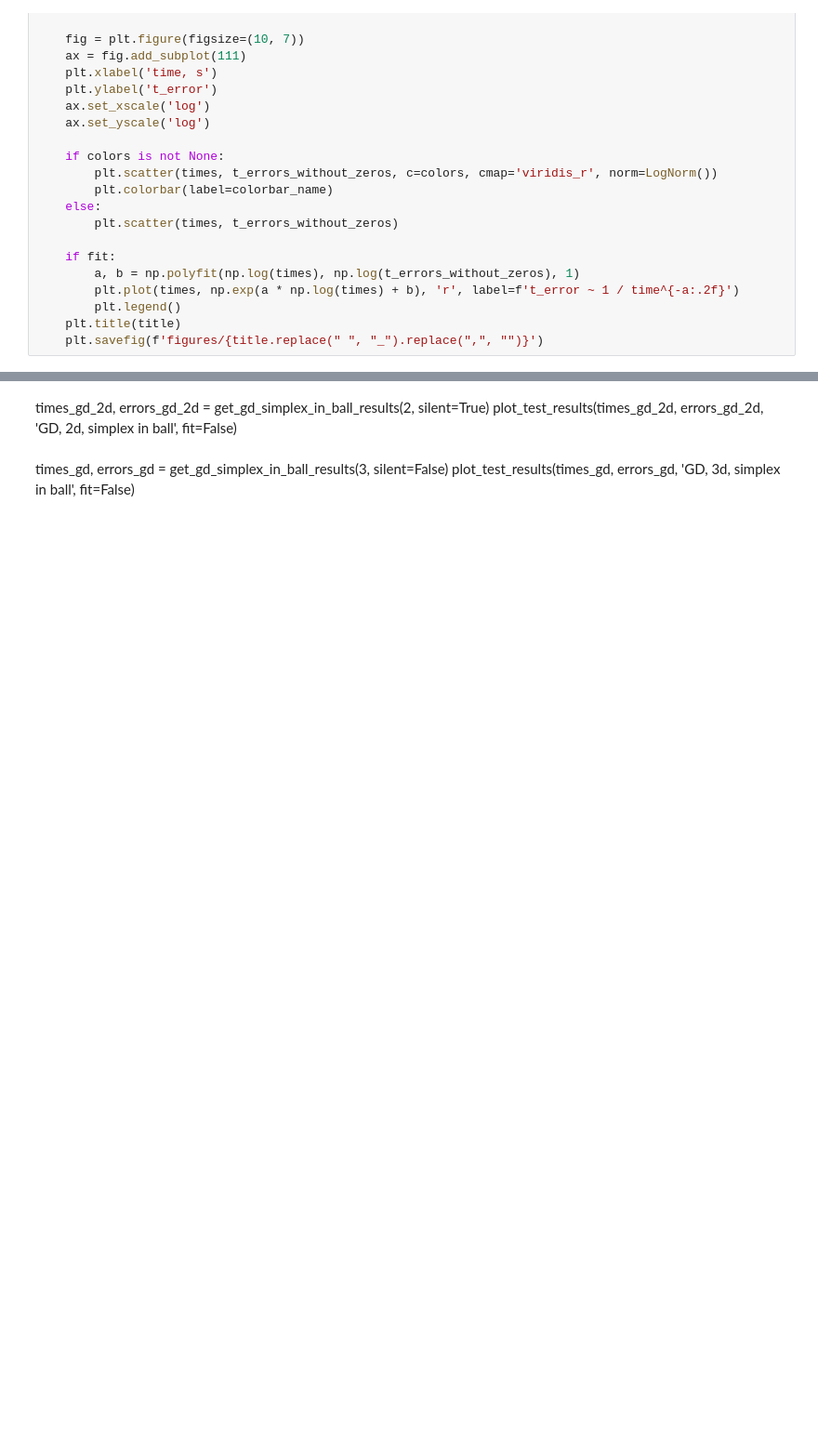
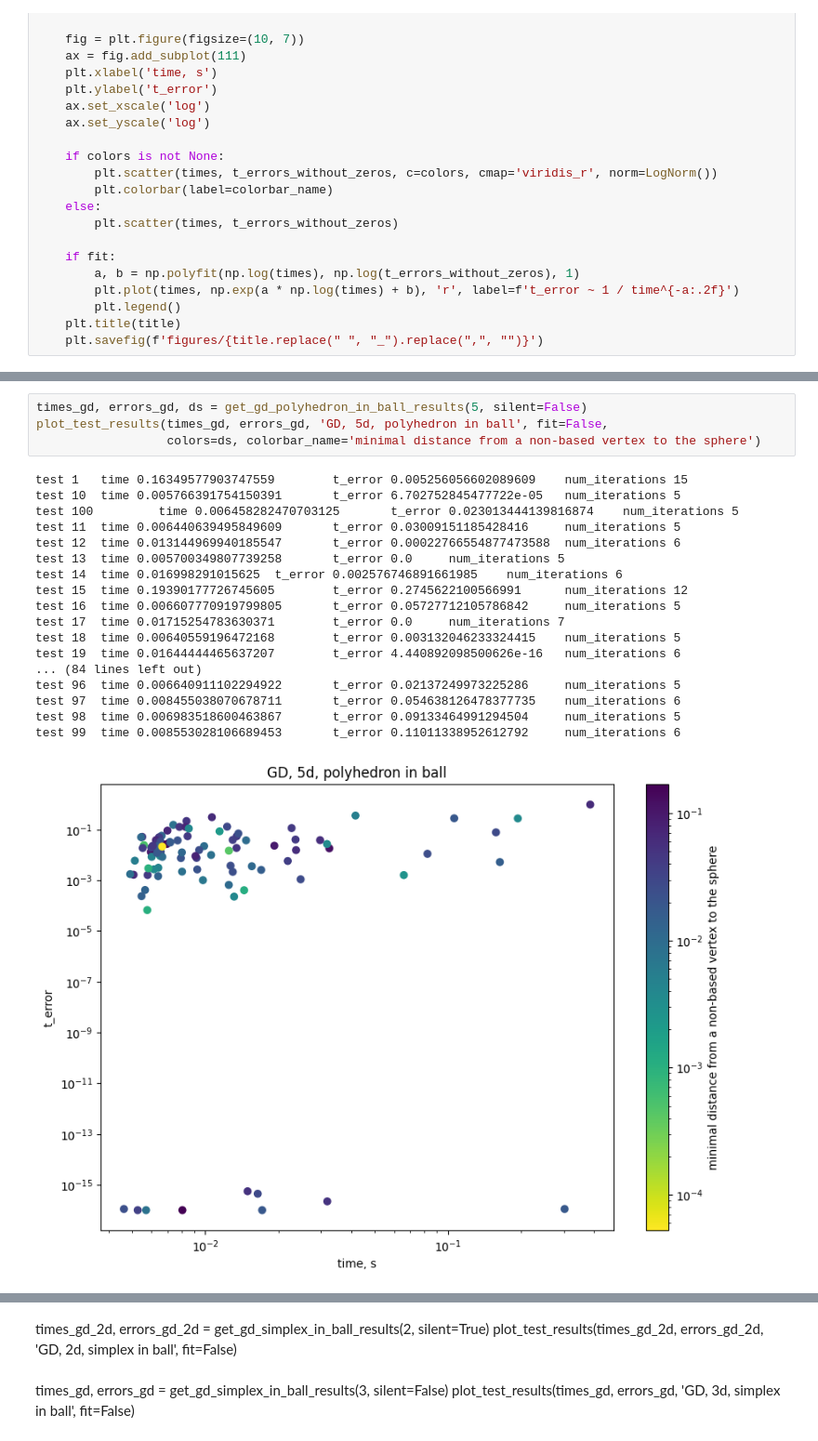
Before and after one commit to Paul566/GraduateThesis, a Jupyter notebook: nb.ipynb, the cells around one changed output, grey strips where cells are left out. Shown at 93% size. Drawn from its saved outputs; the diff is of its cells as text; blank space fills up the shorter version.

```diff
--- a/nb.ipynb
+++ b/nb.ipynb
@@ -189,0 +151,23 @@ test 99  time 1.5788171291351318         t_error 8.881784197001252e-16   num_ite
+# %%
+times_gd, errors_gd, ds = get_gd_polyhedron_in_ball_results(5, silent=False)
+plot_test_results(times_gd, errors_gd, 'GD, 5d, polyhedron in ball', fit=False,
+                  colors=ds, colorbar_name='minimal distance from a non-based vertex to the sphere')
+# %% [output]
+test 1   time 0.16349577903747559        t_error 0.005256056602089609    num_iterations 15
+test 10  time 0.005766391754150391       t_error 6.702752845477722e-05   num_iterations 5
+test 100         time 0.006458282470703125       t_error 0.023013444139816874    num_iterations 5
+test 11  time 0.006440639495849609       t_error 0.03009151185428416     num_iterations 5
+test 12  time 0.013144969940185547       t_error 0.00022766554877473588  num_iterations 6
+test 13  time 0.005700349807739258       t_error 0.0     num_iterations 5
+test 14  time 0.016998291015625  t_error 0.002576746891661985    num_iterations 6
+test 15  time 0.19390177726745605        t_error 0.2745622100566991      num_iterations 12
+test 16  time 0.006607770919799805       t_error 0.05727712105786842     num_iterations 5
+test 17  time 0.01715254783630371        t_error 0.0     num_iterations 7
+test 18  time 0.00640559196472168        t_error 0.003132046233324415    num_iterations 5
+test 19  time 0.01644444465637207        t_error 4.440892098500626e-16   num_iterations 6
+... (84 lines left out)
+test 96  time 0.006640911102294922       t_error 0.02137249973225286     num_iterations 5
+test 97  time 0.008455038070678711       t_error 0.054638126478377735    num_iterations 6
+test 98  time 0.006983518600463867       t_error 0.09133464991294504     num_iterations 5
+test 99  time 0.008553028106689453       t_error 0.11011338952612792     num_iterations 6
+[figure, added]
```
Also changed, not shown: parts of 21 cells of this notebook, 15 other files.
